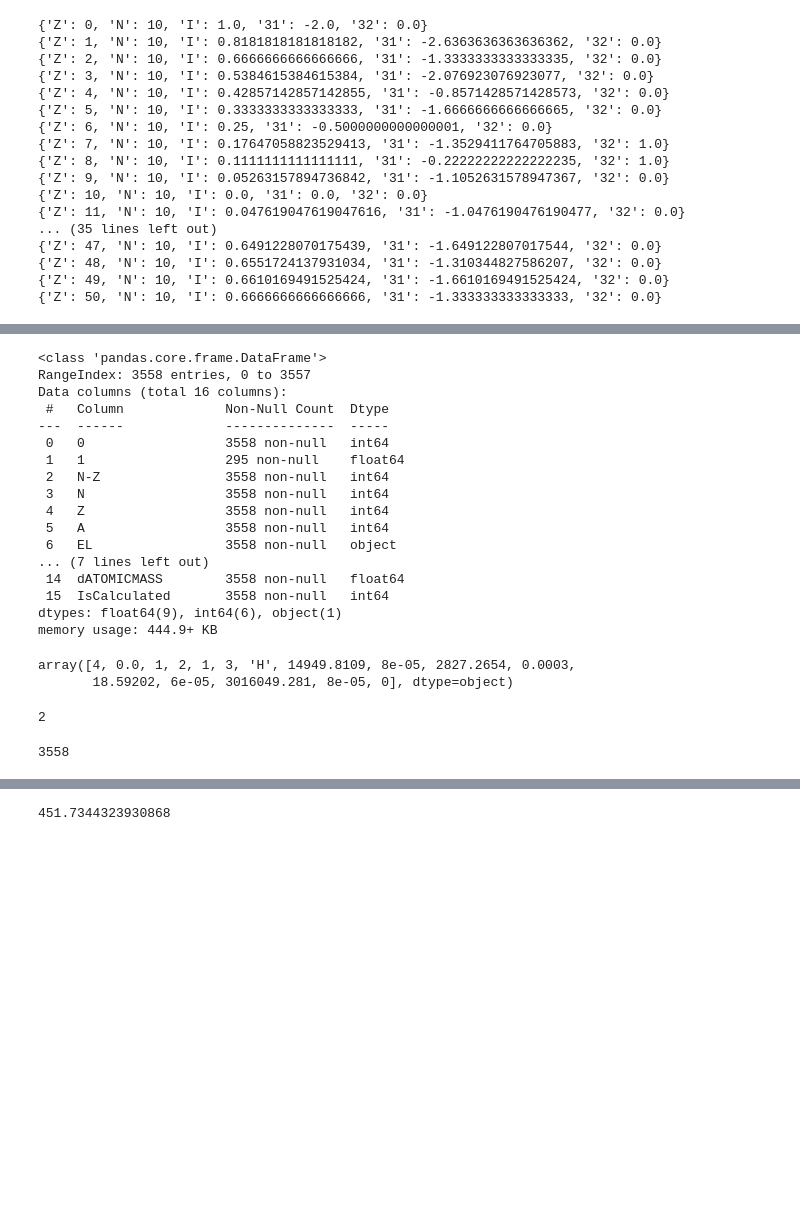
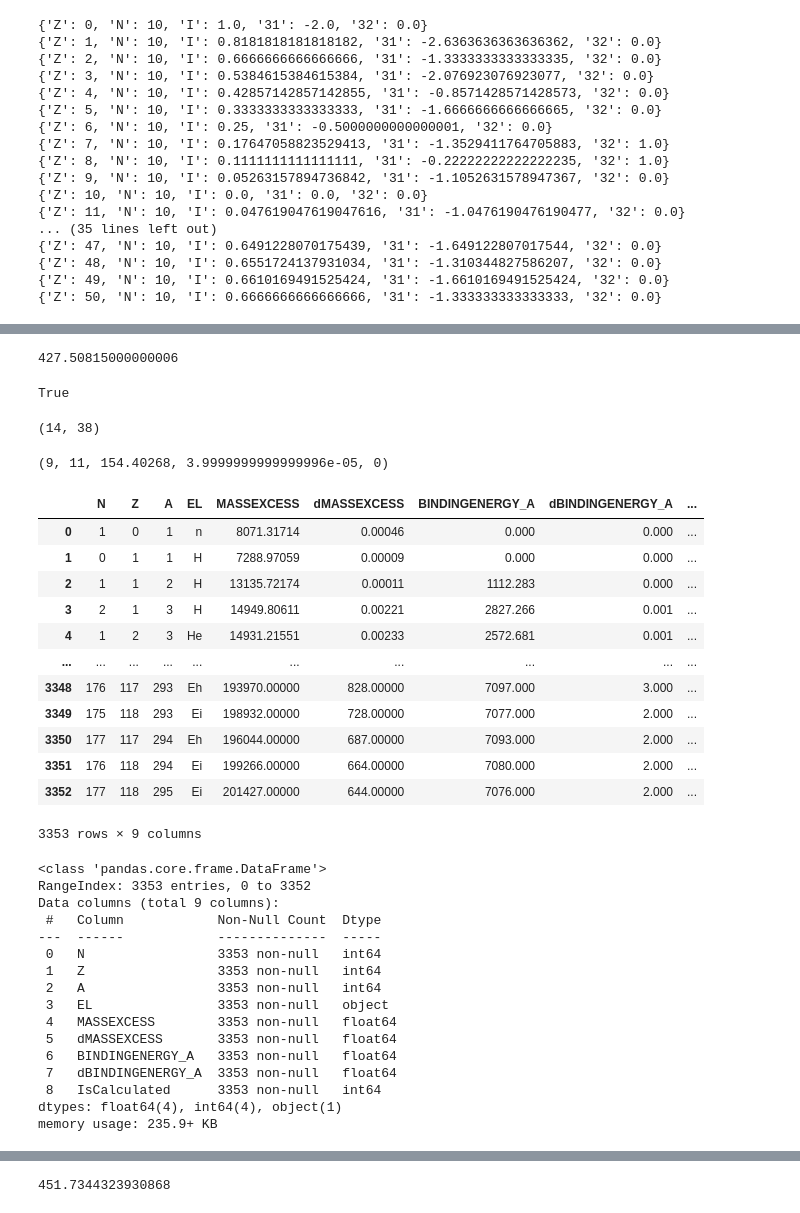
Before and after one commit to tsp00/mass, a Jupyter notebook: mass_ann.ipynb, the cells around one changed output, grey strips where cells are left out. Drawn from its saved outputs; the diff is of its cells as text; code cells hidden in the pictures; blank space fills up the shorter version.

```diff
--- a/mass_ann.ipynb
+++ b/mass_ann.ipynb
@@ -659,33 +586,52 @@ data
+# %%
+ame2012= AME(data2012)
+ame2012.BE(20,30)
+# %% [output]
+427.50815000000006
+# %%
+ame2012.HasAny(20,30)
+# %% [output]
+True
+# %%
+ame2012.N1N2(20)
+# %% [output]
+(14, 38)
+# %%
+ame2012.BEdata(100)
+# %% [output]
+(9, 11, 154.40268, 3.9999999999999996e-05, 0)
+# %%
+data2012
+# %% [output]
+|  | N | Z | A | EL | MASSEXCESS | dMASSEXCESS | BINDINGENERGY_A | dBINDINGENERGY_A | ... |
+| 0 | 1 | 0 | 1 | n | 8071.31714 | 0.00046 | 0.000 | 0.000 | ... |
+| 1 | 0 | 1 | 1 | H | 7288.97059 | 0.00009 | 0.000 | 0.000 | ... |
+| 2 | 1 | 1 | 2 | H | 13135.72174 | 0.00011 | 1112.283 | 0.000 | ... |
+| 3 | 2 | 1 | 3 | H | 14949.80611 | 0.00221 | 2827.266 | 0.001 | ... |
+| 4 | 1 | 2 | 3 | He | 14931.21551 | 0.00233 | 2572.681 | 0.001 | ... |
+| ... | ... | ... | ... | ... | ... | ... | ... | ... | ... |
+| 3348 | 176 | 117 | 293 | Eh | 193970.00000 | 828.00000 | 7097.000 | 3.000 | ... |
+| 3349 | 175 | 118 | 293 | Ei | 198932.00000 | 728.00000 | 7077.000 | 2.000 | ... |
+| 3350 | 177 | 117 | 294 | Eh | 196044.00000 | 687.00000 | 7093.000 | 2.000 | ... |
+| 3351 | 176 | 118 | 294 | Ei | 199266.00000 | 664.00000 | 7080.000 | 2.000 | ... |
+| 3352 | 177 | 118 | 295 | Ei | 201427.00000 | 644.00000 | 7076.000 | 2.000 | ... |
+3353 rows × 9 columns
 # %%
-data.info()
+data2012.info()
 # %% [output]
 <class 'pandas.core.frame.DataFrame'>
-RangeIndex: 3558 entries, 0 to 3557
-Data columns (total 16 columns):
- #   Column             Non-Null Count  Dtype
----  ------             --------------  -----
- 0   0                  3558 non-null   int64
- 1   1                  295 non-null    float64
- 2   N-Z                3558 non-null   int64
- 3   N                  3558 non-null   int64
- 4   Z                  3558 non-null   int64
- 5   A                  3558 non-null   int64
- 6   EL                 3558 non-null   object
-... (7 lines left out)
- 14  dATOMICMASS        3558 non-null   float64
- 15  IsCalculated       3558 non-null   int64
-dtypes: float64(9), int64(6), object(1)
-memory usage: 444.9+ KB
+RangeIndex: 3353 entries, 0 to 3352
+Data columns (total 9 columns):
+ #   Column            Non-Null Count  Dtype
+---  ------            --------------  -----
+ 0   N                 3353 non-null   int64
+ 1   Z                 3353 non-null   int64
+ 2   A                 3353 non-null   int64
+ 3   EL                3353 non-null   object
+ 4   MASSEXCESS        3353 non-null   float64
+ 5   dMASSEXCESS       3353 non-null   float64
+ 6   BINDINGENERGY_A   3353 non-null   float64
+ 7   dBINDINGENERGY_A  3353 non-null   float64
+ 8   IsCalculated      3353 non-null   int64
+dtypes: float64(4), int64(4), object(1)
+memory usage: 235.9+ KB
-# %%
-data.values[3]
-# %% [output]
-array([4, 0.0, 1, 2, 1, 3, 'H', 14949.8109, 8e-05, 2827.2654, 0.0003,
-       18.59202, 6e-05, 3016049.281, 8e-05, 0], dtype=object)
-# %%
-data['Z'][4]
-# %% [output]
-2
-# %%
-data.shape[0]
-# %% [output]
-3558
```
Also changed, not shown: parts of 53 cells of this notebook.
